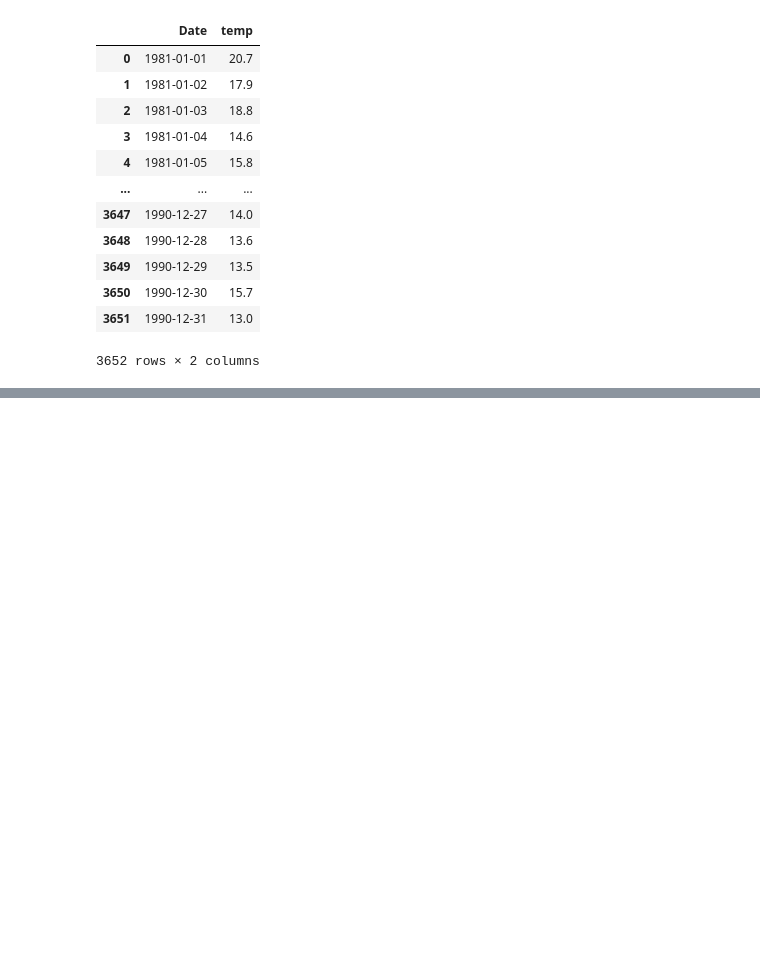
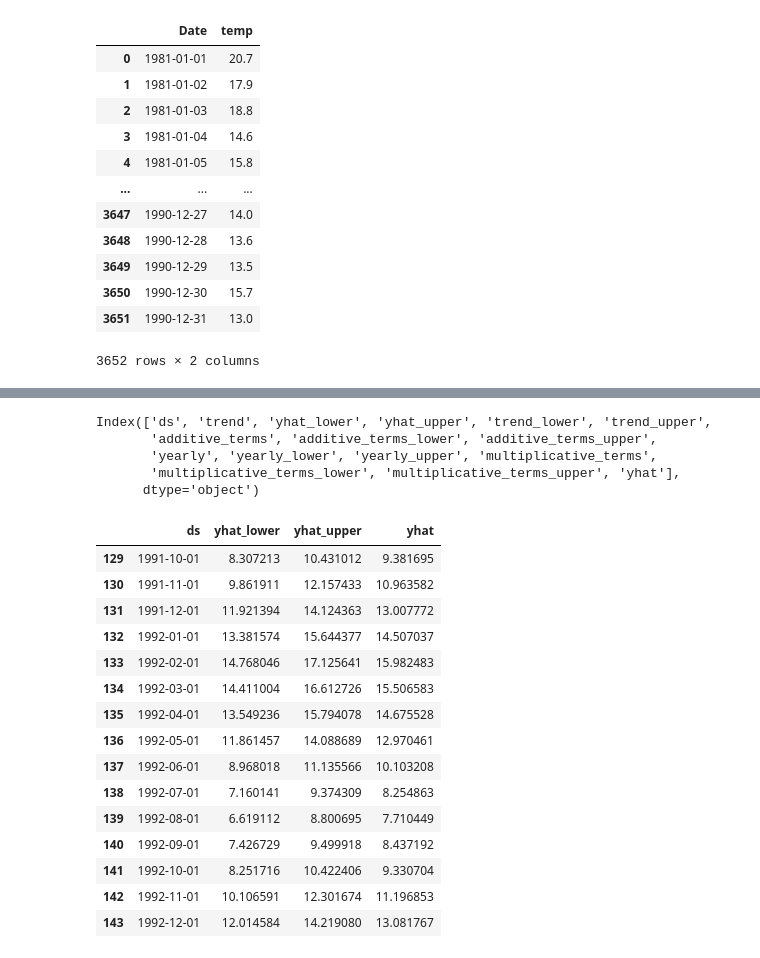
Before and after one commit to Zeeshan-99/Auto_ML_python, a Jupyter notebook: Automl_app/AutoML_timeseries.ipynb, the cells around one changed output, grey strips where cells are left out. Saved outputs shown, nothing was run; the diff lists cells and outputs as text; code cells hidden in the pictures; blank space fills up the shorter version.

```diff
--- a/Automl_app/AutoML_timeseries.ipynb
+++ b/Automl_app/AutoML_timeseries.ipynb
@@ -491,0 +580,27 @@ sns.lineplot(x='Date', y='temp', data=df)
+# %%
+forecast.columns
+# %% [output]
+Index(['ds', 'trend', 'yhat_lower', 'yhat_upper', 'trend_lower', 'trend_upper',
+       'additive_terms', 'additive_terms_lower', 'additive_terms_upper',
+       'yearly', 'yearly_lower', 'yearly_upper', 'multiplicative_terms',
+       'multiplicative_terms_lower', 'multiplicative_terms_upper', 'yhat'],
+      dtype='object')
+# %%
+forecast[['ds','yhat_lower','yhat_upper', 'yhat']].tail(15)
+# %% [output]
+|  | ds | yhat_lower | yhat_upper | yhat |
+| 129 | 1991-10-01 | 8.307213 | 10.431012 | 9.381695 |
+| 130 | 1991-11-01 | 9.861911 | 12.157433 | 10.963582 |
+| 131 | 1991-12-01 | 11.921394 | 14.124363 | 13.007772 |
+| 132 | 1992-01-01 | 13.381574 | 15.644377 | 14.507037 |
+| 133 | 1992-02-01 | 14.768046 | 17.125641 | 15.982483 |
+| 134 | 1992-03-01 | 14.411004 | 16.612726 | 15.506583 |
+| 135 | 1992-04-01 | 13.549236 | 15.794078 | 14.675528 |
+| 136 | 1992-05-01 | 11.861457 | 14.088689 | 12.970461 |
+| 137 | 1992-06-01 | 8.968018 | 11.135566 | 10.103208 |
+| 138 | 1992-07-01 | 7.160141 | 9.374309 | 8.254863 |
+| 139 | 1992-08-01 | 6.619112 | 8.800695 | 7.710449 |
+| 140 | 1992-09-01 | 7.426729 | 9.499918 | 8.437192 |
+| 141 | 1992-10-01 | 8.251716 | 10.422406 | 9.330704 |
+| 142 | 1992-11-01 | 10.106591 | 12.301674 | 11.196853 |
+| 143 | 1992-12-01 | 12.014584 | 14.219080 | 13.081767 |
```
Also changed, not shown: parts of 13 cells of this notebook, 1 other file.
